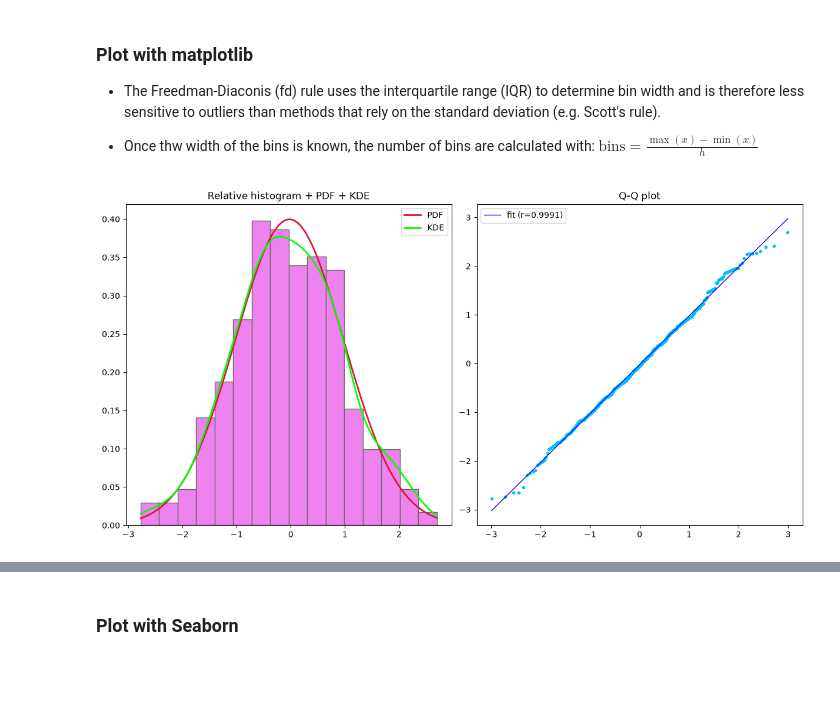
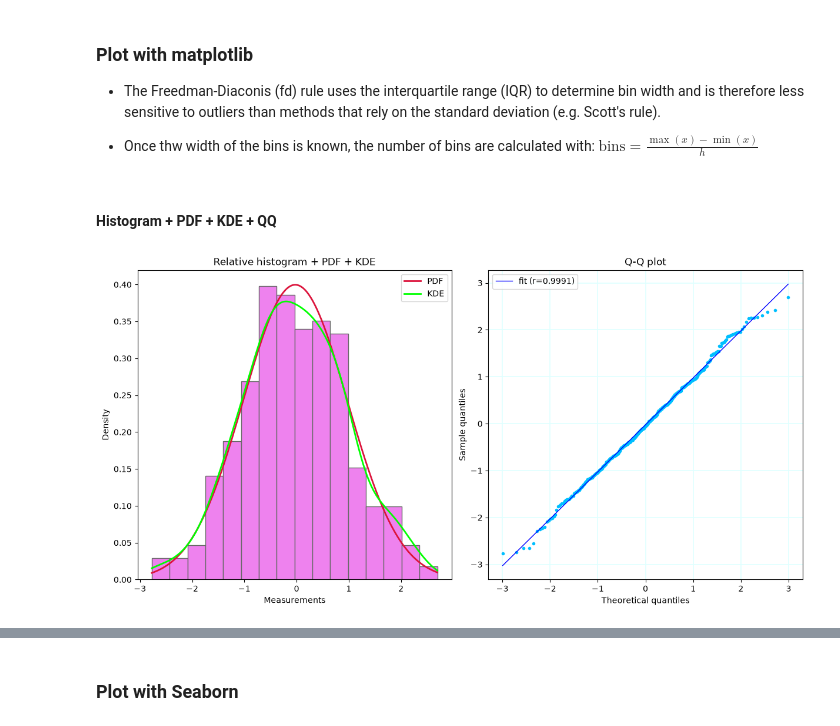
Before and after one commit to pawjast/statistics_with_python, a Jupyter notebook: notebooks/checking_normality.ipynb, the cells around one changed output, grey strips where cells are left out. Saved outputs shown, nothing was run; the diff lists cells and outputs as text; code cells hidden in the pictures; blank space fills up the shorter version.

Commit message:
add interpretation of qq plot and box plot

```diff
--- a/notebooks/checking_normality.ipynb
+++ b/notebooks/checking_normality.ipynb
@@ -123,10 +130,9 @@ Where:
 
 
 * Once thw width of the bins is known, the number of bins are calculated with: $ \text{bins} = \frac{\max(x) - \min(x)}{h} $
+# %% [markdown]
+#### Histogram + PDF + KDE + QQ
 # %%
-# TODO: add axis labels to QQ
-# TODO: add boxplot
-
 fig, axs = plt.subplot_mosaic(
     figsize=(12,6),
     mosaic=[["hist", "qq"]],
@@ -157,32 +163,44 @@ axs["hist"].plot(
 axs["hist"].plot(
     x_vals,
     kde_y_vals,
     color="lime",
     linewidth=2,
     label="KDE"
 )
 
+axs["hist"].set_xlabel("Measurements")
+axs["hist"].set_ylabel("Density")
+
 axs["hist"].legend()
 
 # --- Plot 2.1 - points ---
 axs["qq"].set_title("Q-Q plot")
 
 axs["qq"].scatter(
     theoretical_q,
     ordered_values,
     color="deepskyblue",
     marker="."
 )
 
-# --- Plot 2.1 - fit line ---
+# --- Plot 2.2 - fit line ---
 axs["qq"].plot(
     theoretical_q,  # Xs
     slope * theoretical_q + intercept,  # Ys
     color="blue",
     linewidth=1,
     label=f"fit (r={r:.4f})"
 )
 
+axs["qq"].set_xlabel("Theoretical quantiles")
+axs["qq"].set_ylabel("Sample quantiles")
+
+axs["qq"].grid(
+    color="lightcyan",
+    lw=1.25,
+)
+axs["qq"].set_axisbelow(True)
+
 axs["qq"].legend();
 # %% [output]
-[figure, old version]
+[figure, new version]
```
Also changed, not shown: parts of 8 cells of this notebook.
